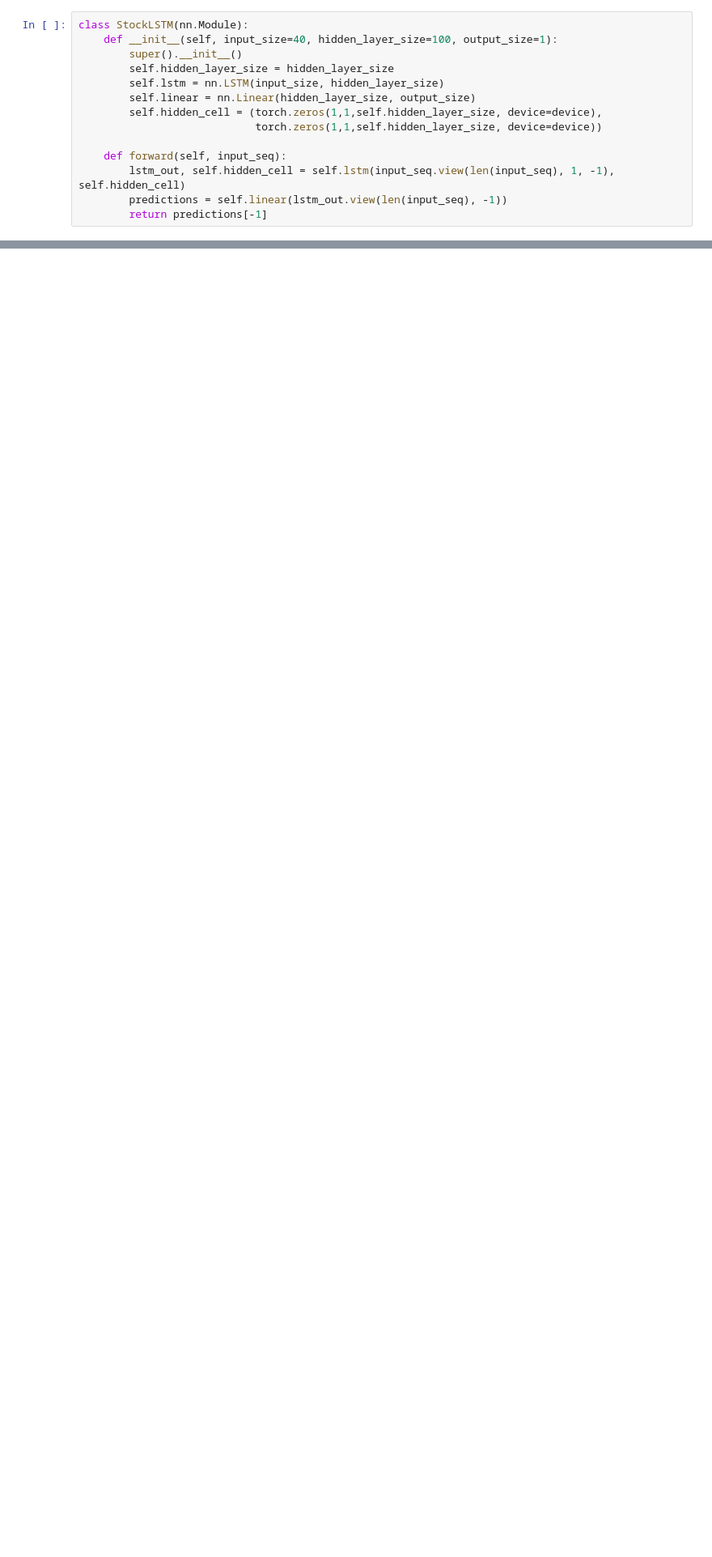
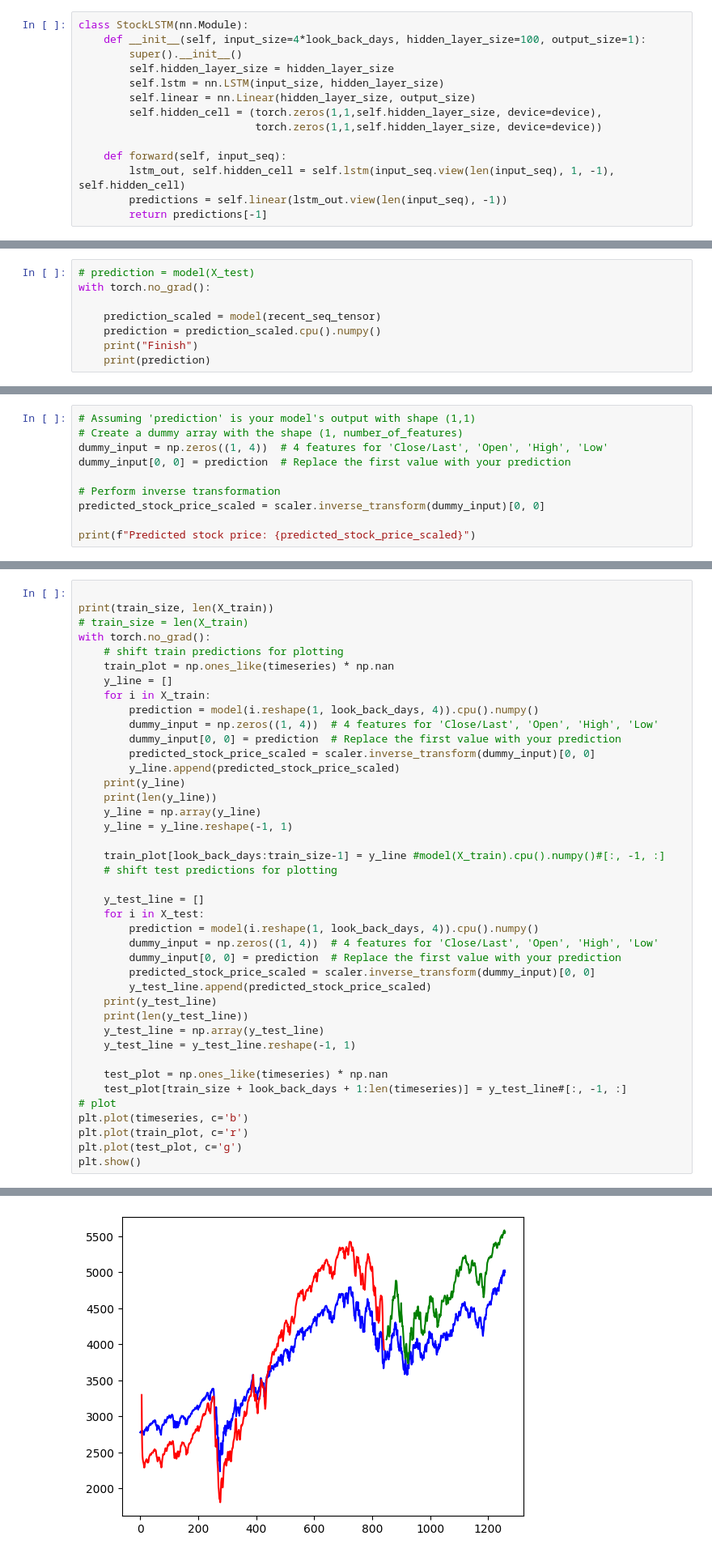
Before and after one commit to 5432roy/S-P500-with-LSTM, a Jupyter notebook: src/LSTM_v1.ipynb, the cells around one changed output, grey strips where cells are left out. Shown at 81% size. Drawn from its saved outputs; the diff is of its cells as text; blank space fills up the shorter version.

```diff
--- a/src/LSTM_v1.ipynb
+++ b/src/LSTM_v1.ipynb
@@ -37,6 +79,6 @@ train_loader = DataLoader(train_data, shuffle=True, batch_size=1, drop_last=True
 # %%
 class StockLSTM(nn.Module):
-    def __init__(self, input_size=40, hidden_layer_size=100, output_size=1):
+    def __init__(self, input_size=4*look_back_days, hidden_layer_size=100, output_size=1):
         super().__init__()
         self.hidden_layer_size = hidden_layer_size
         self.lstm = nn.LSTM(input_size, hidden_layer_size)
@@ -79,0 +200,8 @@ epoch: 125 loss: 0.00000813
+# %%
+# prediction = model(X_test)
+with torch.no_grad():
+
+    prediction_scaled = model(recent_seq_tensor)
+    prediction = prediction_scaled.cpu().numpy()
+    print("Finish")
+    print(prediction)
@@ -79,0 +211,10 @@ epoch: 125 loss: 0.00000813
+# %%
+# Assuming 'prediction' is your model's output with shape (1,1)
+# Create a dummy array with the shape (1, number_of_features)
+dummy_input = np.zeros((1, 4))  # 4 features for 'Close/Last', 'Open', 'High', 'Low'
+dummy_input[0, 0] = prediction  # Replace the first value with your prediction
+
+# Perform inverse transformation
+predicted_stock_price_scaled = scaler.inverse_transform(dummy_input)[0, 0]
+
+print(f"Predicted stock price: {predicted_stock_price_scaled}")
@@ -79,0 +227,42 @@ epoch: 125 loss: 0.00000813
+# %%
+
+print(train_size, len(X_train))
+# train_size = len(X_train)
+with torch.no_grad():
+    # shift train predictions for plotting
+    train_plot = np.ones_like(timeseries) * np.nan
+    y_line = []
+    for i in X_train:
+        prediction = model(i.reshape(1, look_back_days, 4)).cpu().numpy()
+        dummy_input = np.zeros((1, 4))  # 4 features for 'Close/Last', 'Open', 'High', 'Low'
+        dummy_input[0, 0] = prediction  # Replace the first value with your prediction
+        predicted_stock_price_scaled = scaler.inverse_transform(dummy_input)[0, 0]
+        y_line.append(predicted_stock_price_scaled)
+    print(y_line)
+    print(len(y_line))
+    y_line = np.array(y_line)
+    y_line = y_line.reshape(-1, 1)
+
+    train_plot[look_back_days:train_size-1] = y_line #model(X_train).cpu().numpy()#[:, -1, :]
+    # shift test predictions for plotting
+
+    y_test_line = []
+    for i in X_test:
+        prediction = model(i.reshape(1, look_back_days, 4)).cpu().numpy()
+        dummy_input = np.zeros((1, 4))  # 4 features for 'Close/Last', 'Open', 'High', 'Low'
+        dummy_input[0, 0] = prediction  # Replace the first value with your prediction
+        predicted_stock_price_scaled = scaler.inverse_transform(dummy_input)[0, 0]
+        y_test_line.append(predicted_stock_price_scaled)
+    print(y_test_line)
+    print(len(y_test_line))
+    y_test_line = np.array(y_test_line)
+    y_test_line = y_test_line.reshape(-1, 1)
+
+    test_plot = np.ones_like(timeseries) * np.nan
+    test_plot[train_size + look_back_days + 1:len(timeseries)] = y_test_line#[:, -1, :]
+# plot
+plt.plot(timeseries, c='b')
+plt.plot(train_plot, c='r')
+plt.plot(test_plot, c='g')
+plt.show()
+# %% [output]
@@ -79,0 +274 @@ epoch: 125 loss: 0.00000813
+[figure, added]
```
Also changed, not shown: parts of 19 cells of this notebook, 1 other file.
